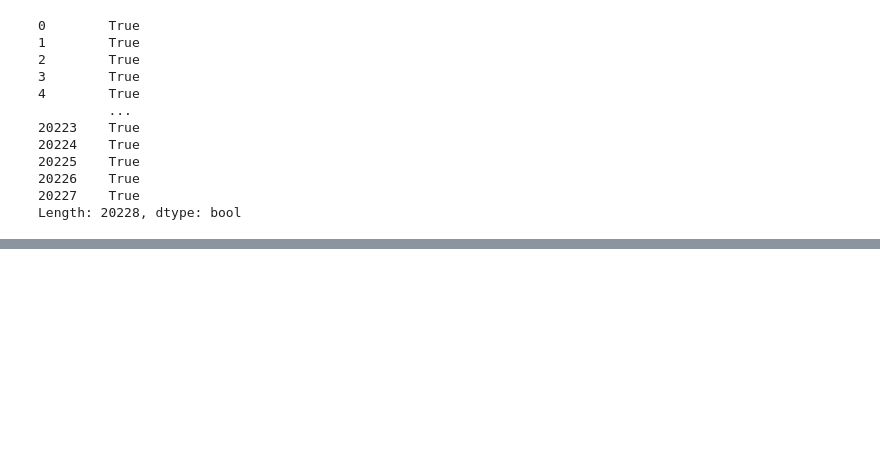
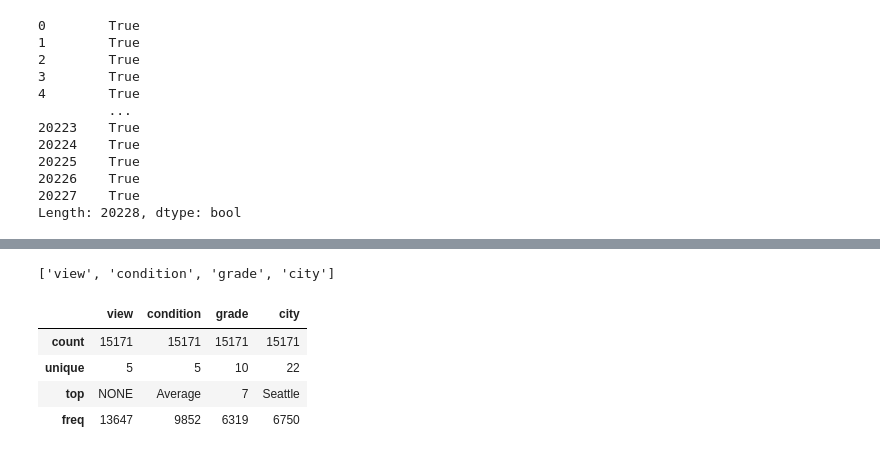
Before and after one commit to aliceagrawal/King-County-House-Sales, a Jupyter notebook: Marshalls Notebook.ipynb, the cells around one changed output, grey strips where cells are left out. Saved outputs shown, nothing was run; the diff lists cells and outputs as text; code cells hidden in the pictures; blank space fills up the shorter version.

```diff
--- a/Marshalls Notebook.ipynb
+++ b/Marshalls Notebook.ipynb
@@ -421,0 +458,4 @@ pd.read_csv('./data/')
+# %%
+merged_king_data['grade']= merged_king_data['grade'].astype(object)
+# %%
+merged_king_data.drop(columns=['density','pop','Land Area (Sq. Meters)','ZIP Code','waterfront','lat','long'],inplace=True)
@@ -421,0 +488,13 @@ pd.read_csv('./data/')
+# %%
+cat_cols = [c for c in merged_king_data if merged_king_data[c].dtype == 'O']
+cat_cols
+# %% [output]
+['view', 'condition', 'grade', 'city']
+# %%
+X_train.describe(include=['O'])
+# %% [output]
+|  | view | condition | grade | city |
+| count | 15171 | 15171 | 15171 | 15171 |
+| unique | 5 | 5 | 10 | 22 |
+| top | NONE | Average | 7 | Seattle |
+| freq | 13647 | 9852 | 6319 | 6750 |
```
Also changed, not shown: parts of 15 cells of this notebook.
